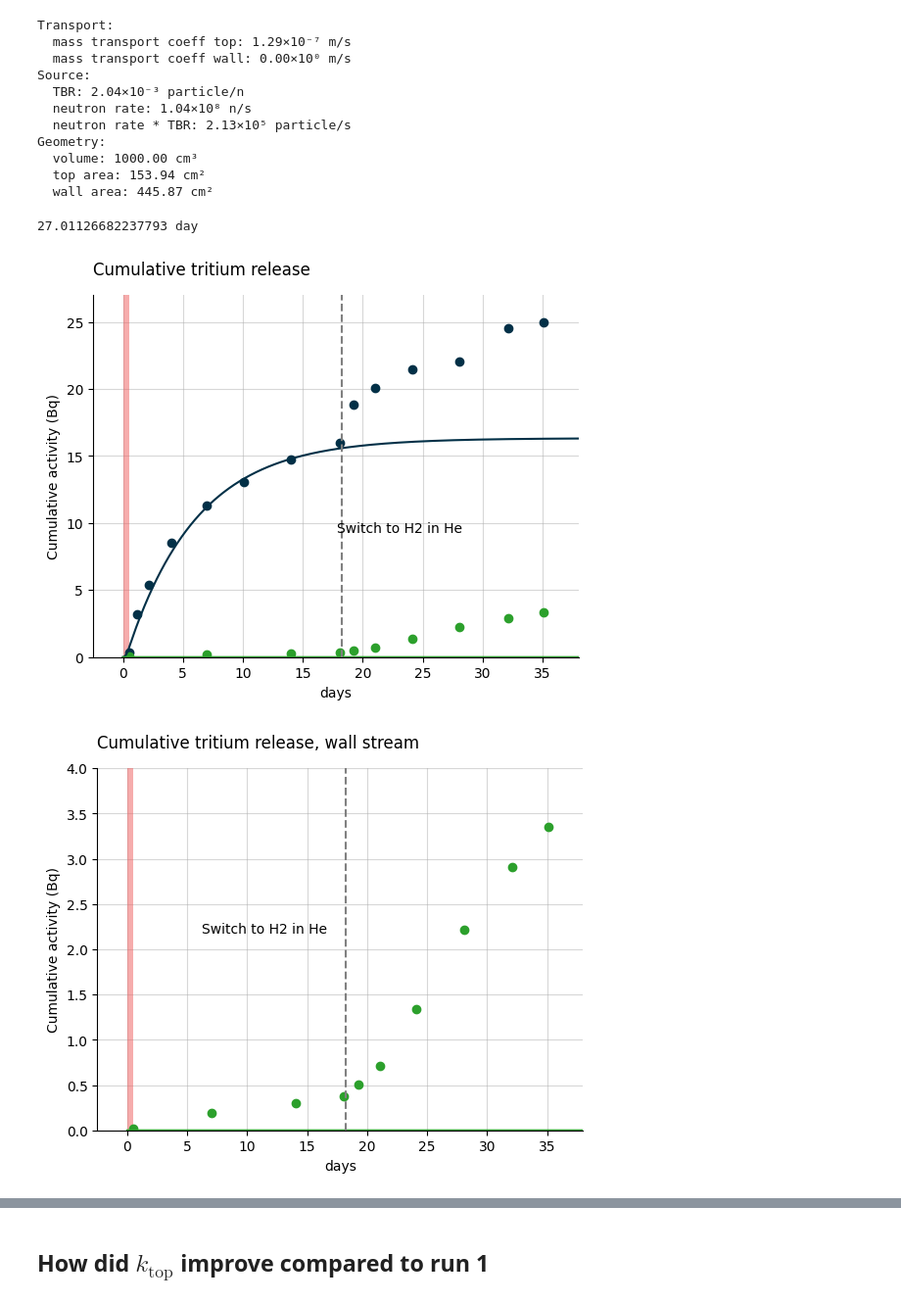
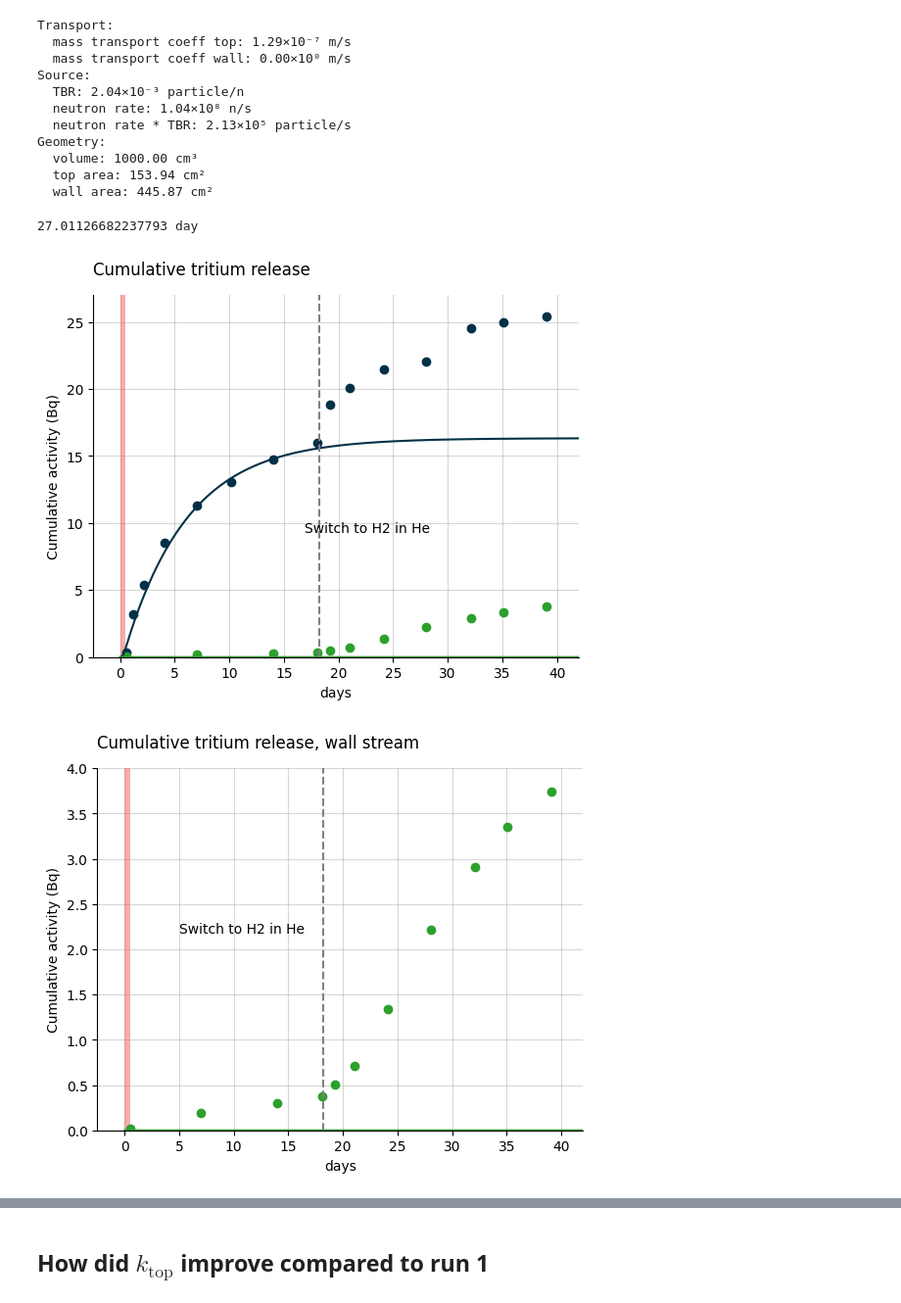
Before and after one commit to veliki-filozof/BABY-1L-run-3, a Jupyter notebook: analysis/tritium/tritium_model.ipynb, the cells around one changed output, grey strips where cells are left out. Shown: that part at 98% size. Drawn from its saved outputs; the diff is of its cells as text; code cells hidden in the pictures.

```diff
--- a/analysis/tritium/tritium_model.ipynb
+++ b/analysis/tritium/tritium_model.ipynb
@@ -126,35 +127,35 @@ x_target = xdata[np.argmax(ydata > target_release_frac * ydata[-1])]
 print(f'{x_target}')
 # plt.axvline(x=x_target, color="k", linestyle="--")
 plt.axvline(x=gas_switch_deltatime, color="grey", linestyle="--")
 #plt.annotate(
 #    f"99% of steady state \n {x_target: .0f}",
 #    (x_target, target_release_frac * ydata[-1]),
 #    xytext=(0, 20),
 #    textcoords="offset points",
 #    ha="center",
 #    va="bottom",
 #    color="k",
 #)
 plt.annotate(
     f"Switch to H2 in He",
     (x_target, target_release_frac * ydata[-1]),
     xytext=(-35, -70),
     textcoords="offset points",
     ha="center",
     va="bottom",
     color="black",
 )
 
 plt.title("Cumulative tritium release", loc="left", pad = 15)
 plt.ylim(top=27)
-plt.xlim(right = 38)
+plt.xlim(right = 42)
 plt.xlabel("days")
 plt.ylabel("Cumulative activity (Bq)")
 
 plt.savefig("cumulative_release.pdf", bbox_inches="tight")
 # %% [output]
 27.01126682237793 day
-[figure, old version]
+[figure, new version]
 # %%
 plt.figure()
 plot_integrated_wall_release(baby_model, color="tab:green", label="Wall")
@@ -182,13 +183,13 @@ plt.annotate(
 
 plt.title("Cumulative tritium release, wall stream", loc="left", pad = 15)
 plt.ylim(top=4)
-plt.xlim(right = 38)
+plt.xlim(right = 42)
 plt.xlabel("days")
 plt.ylabel("Cumulative activity (Bq)")
 
 plt.savefig("cumulative_release.pdf", bbox_inches="tight")
 # %% [output]
-[figure, old version]
+[figure, new version]
 # %%
 plot_sample_activity_top(
     baby_model, replacement_times=replacement_times_top, color="#023047", label="Top"
```
Also changed, not shown: parts of 4 cells of this notebook.
